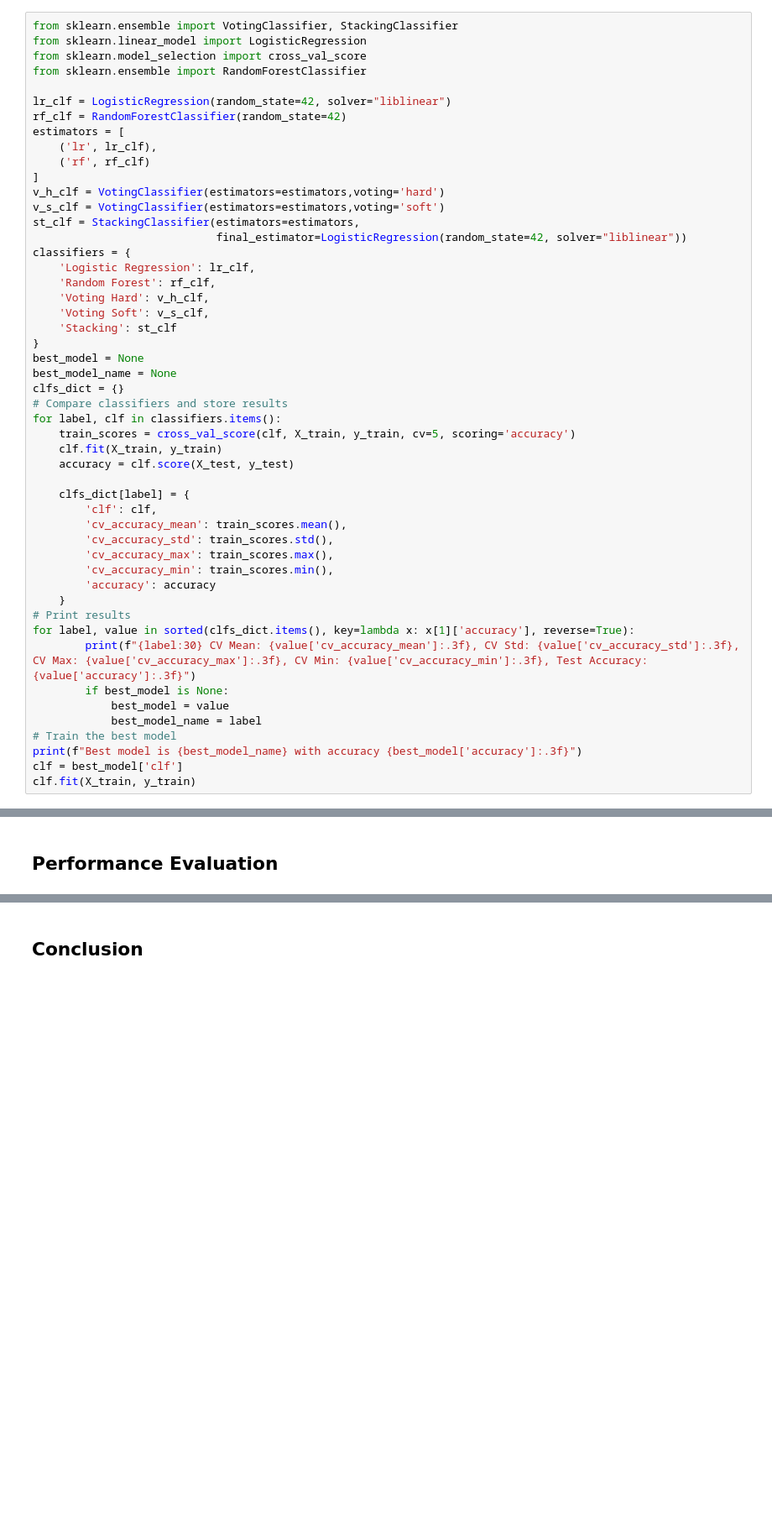
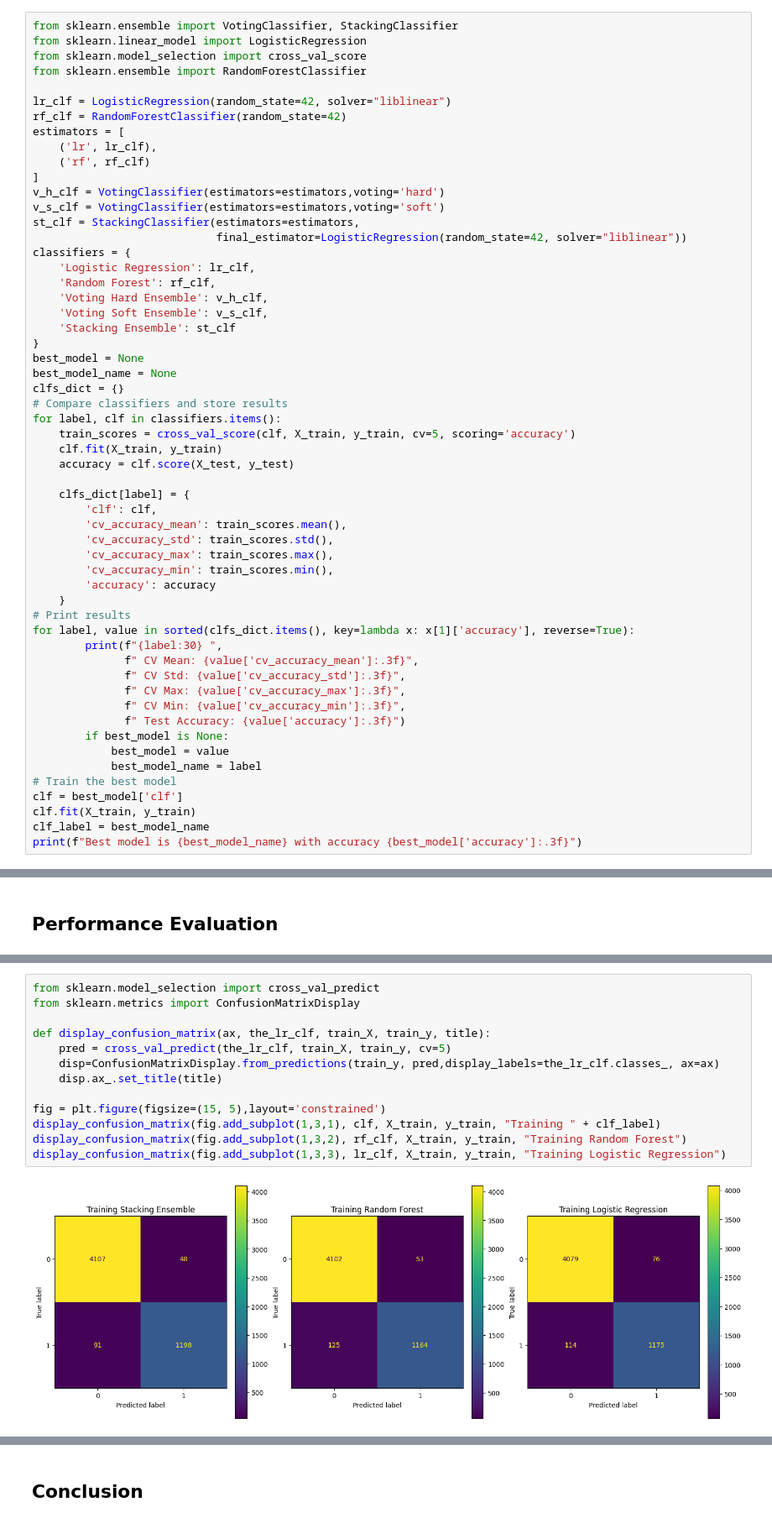
Before and after one commit to raymondsamalo/25S1-C-NYP-ITI111-Applied-Machine-Learning, a Jupyter notebook: AndroidMalwareRaymondSamalo.ipynb, the cells around one changed output, grey strips where cells are left out. Shown at 84% size. Saved outputs shown, nothing was run; the diff lists cells and outputs as text; blank space fills up the shorter version.

```diff
--- a/AndroidMalwareRaymondSamalo.ipynb
+++ b/AndroidMalwareRaymondSamalo.ipynb
@@ -528,9 +533,9 @@ st_clf = StackingClassifier(estimators=estimators,
 classifiers = {
     'Logistic Regression': lr_clf,
     'Random Forest': rf_clf,
-    'Voting Hard': v_h_clf,
-    'Voting Soft': v_s_clf,
-    'Stacking': st_clf
+    'Voting Hard Ensemble': v_h_clf,
+    'Voting Soft Ensemble': v_s_clf,
+    'Stacking Ensemble': st_clf
 }
 best_model = None
 best_model_name = None
@@ -551,12 +556,18 @@ for label, clf in classifiers.items():
     }
 # Print results
 for label, value in sorted(clfs_dict.items(), key=lambda x: x[1]['accuracy'], reverse=True):
-        print(f"{label:30} CV Mean: {value['cv_accuracy_mean']:.3f}, CV Std: {value['cv_accuracy_std']:.3f}, CV Max: {value['cv_accuracy_max']:.3f}, CV Min: {value['cv_accuracy_min']:.3f}, Test Accuracy: {value['accuracy']:.3f}")
+        print(f"{label:30} ",
+              f" CV Mean: {value['cv_accuracy_mean']:.3f}",
+              f" CV Std: {value['cv_accuracy_std']:.3f}",
+              f" CV Max: {value['cv_accuracy_max']:.3f}",
+              f" CV Min: {value['cv_accuracy_min']:.3f}",
+              f" Test Accuracy: {value['accuracy']:.3f}")
         if best_model is None:
             best_model = value
             best_model_name = label
 # Train the best model
-print(f"Best model is {best_model_name} with accuracy {best_model['accuracy']:.3f}")
 clf = best_model['clf']
 clf.fit(X_train, y_train)
+clf_label = best_model_name
+print(f"Best model is {best_model_name} with accuracy {best_model['accuracy']:.3f}")
 # %% [output]
@@ -578,0 +586,15 @@ The best model is Stacking with Cross Validation means score 0.974
+# %%
+from sklearn.model_selection import cross_val_predict
+from sklearn.metrics import ConfusionMatrixDisplay
+
+def display_confusion_matrix(ax, the_lr_clf, train_X, train_y, title):
+    pred = cross_val_predict(the_lr_clf, train_X, train_y, cv=5)
+    disp=ConfusionMatrixDisplay.from_predictions(train_y, pred,display_labels=the_lr_clf.classes_, ax=ax)
+    disp.ax_.set_title(title)
+
+fig = plt.figure(figsize=(15, 5),layout='constrained')
+display_confusion_matrix(fig.add_subplot(1,3,1), clf, X_train, y_train, "Training " + clf_label)
+display_confusion_matrix(fig.add_subplot(1,3,2), rf_clf, X_train, y_train, "Training Random Forest")
+display_confusion_matrix(fig.add_subplot(1,3,3), lr_clf, X_train, y_train, "Training Logistic Regression")
+# %% [output]
+[figure, added]
```
Also changed, not shown: parts of 9 cells of this notebook, 1 other file.
